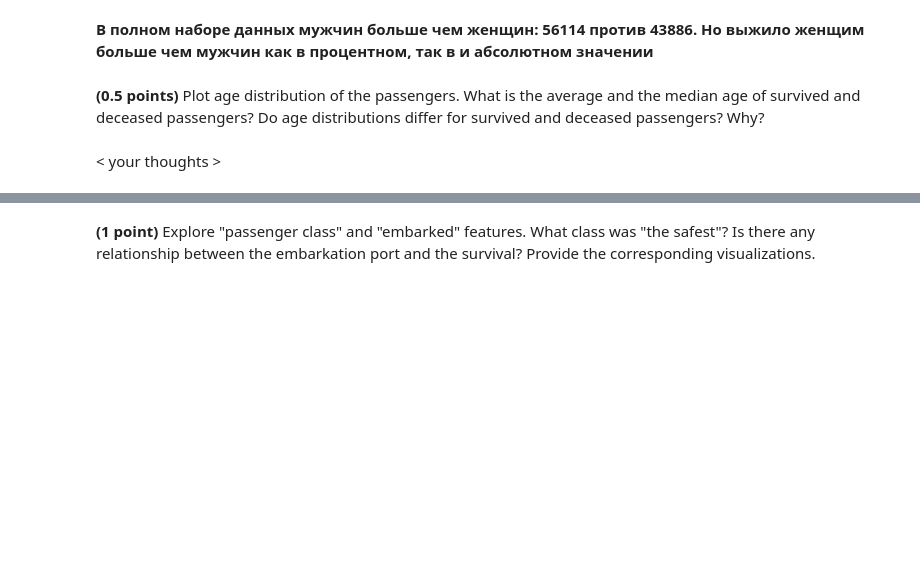
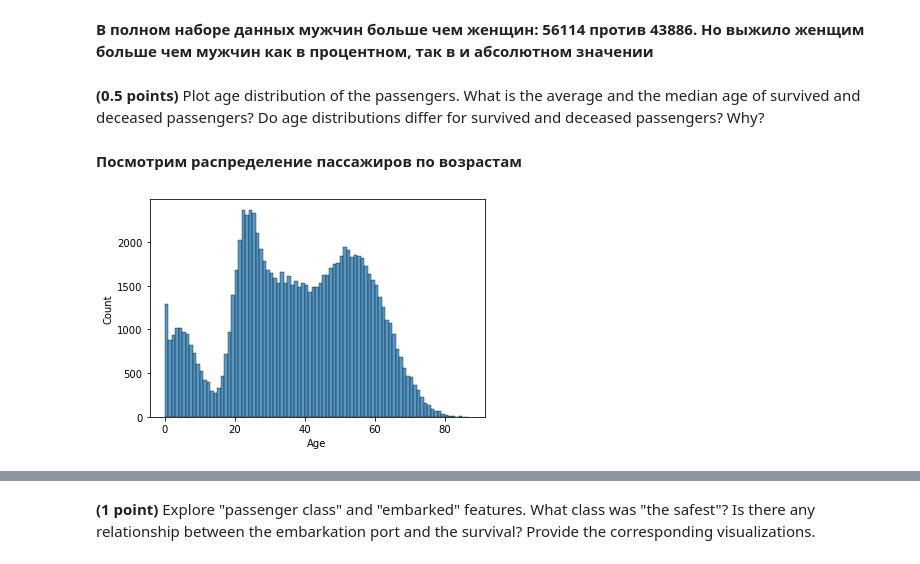
Before and after one commit to codekot/logistics_knn, a Jupyter notebook: hw_classification.ipynb, the cells around one changed output, grey strips where cells are left out. Cells and saved outputs as stored; diff of their text form; code cells hidden in the pictures; blank space fills up the shorter version.

```diff
--- a/hw_classification.ipynb
+++ b/hw_classification.ipynb
@@ -651,2 +662,6 @@ sns.countplot(data=data, x='Sex', hue='Survived');
-# %% [markdown]
-< your thoughts >
+# %% [markdown]
+**Посмотрим распределение пассажиров по возрастам**
+# %%
+sns.histplot(x="Age", data=data, binwidth=1);
+# %% [output]
+[figure, added]
```
Also changed, not shown: parts of 61 cells of this notebook, 1 other file.
